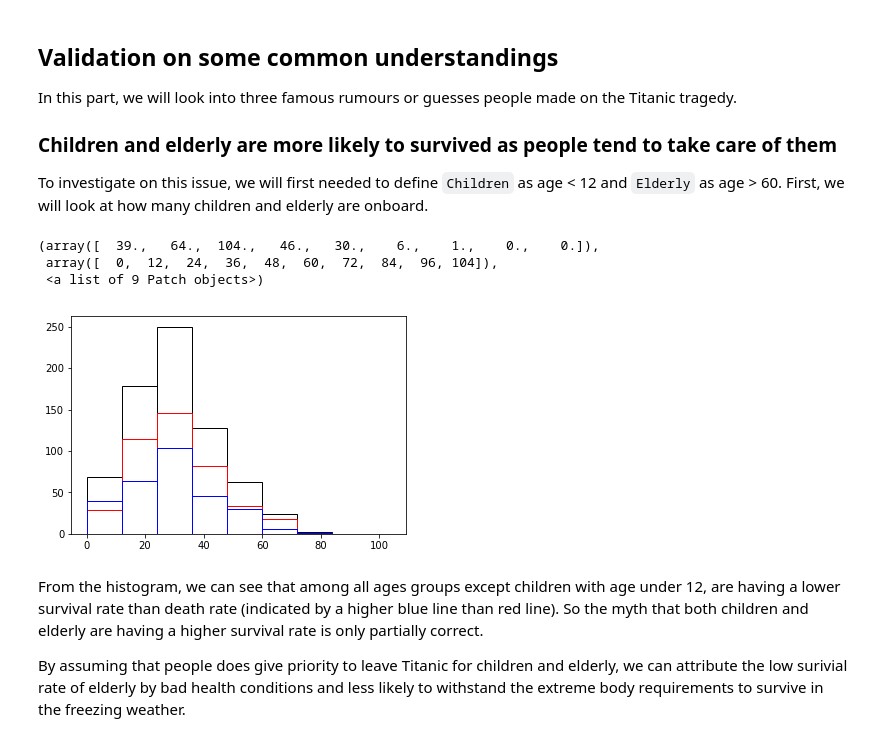
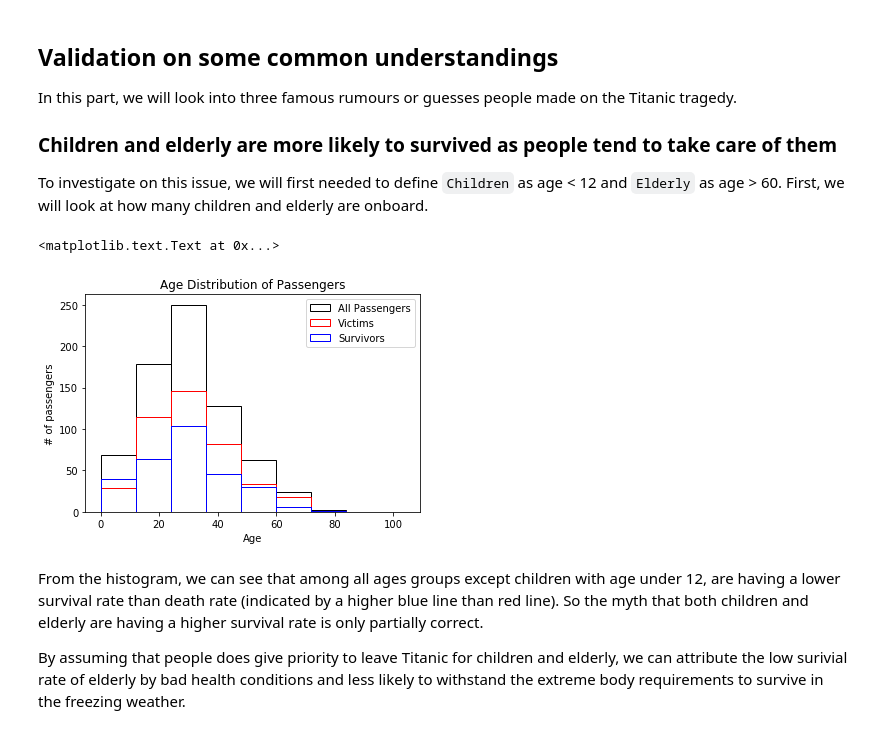
Before and after one commit to darrenchiu/udacity-data-analyst-nanodegree, a Jupyter notebook: P1-Investigate_a_Dataset/Investigate_a_Dataset_Titanic.ipynb, the cells around one changed output. Cells and saved outputs as stored; diff of their text form; code cells hidden in the pictures.

```diff
--- a/P1-Investigate_a_Dataset/Investigate_a_Dataset_Titanic.ipynb
+++ b/P1-Investigate_a_Dataset/Investigate_a_Dataset_Titanic.ipynb
@@ -128,20 +183,21 @@ In this part, we will look into three famous rumours or guesses people made on t
 ### Children and elderly are more likely to survived as people tend to take care of them
 To investigate on this issue, we will first needed to define `Children` as age < 12 and `Elderly` as age > 60. First, we will look at how many children and elderly are onboard.
 # %%
-# filter out passengers by survival
-survived = passengers_data[passengers_data['Survived']==1]
-dead = passengers_data[passengers_data['Survived']==0]
+# plotting the age distribution of all, survived and dead passengers on the same graph
+# we will also need to use the dropna() function on Age as we previously identified there are missing values in Age
+plt.figure(1)
+plt.hist(passengers_data.Age.dropna(), bins=[0,12,24,36,48,60,72,84,96,104], edgecolor='black', fill=False, stacked=False, label="All Passengers")
+plt.hist(dead.Age.dropna(), bins=[0,12,24,36,48,60,72,84,96,104], edgecolor = "red", stacked=True, fill=False, label="Victims")
+plt.hist(survived.Age.dropna(), bins=[0,12,24,36,48,60,72,84,96,104], edgecolor = "blue", stacked=True, fill=False, label="Survivors")
 
-# plotting the age distribution of all, survived and dead passengers on the same graph
-plt.figure(1)
-plt.hist(passengers_data.Age.dropna(), bins=[0,12,24,36,48,60,72,84,96,104], edgecolor='black', fill=False, stacked=False)
-plt.hist(dead.Age.dropna(), bins=[0,12,24,36,48,60,72,84,96,104], edgecolor = "red", stacked=True, fill=False)
-plt.hist(survived.Age.dropna(), bins=[0,12,24,36,48,60,72,84,96,104], edgecolor = "blue", stacked=True, fill=False)
+# adding labels
+plt.title('Age Distribution of Passengers')
+plt.legend()
+plt.xlabel('Age')
+plt.ylabel('# of passengers')
 # %% [output]
-(array([  39.,   64.,  104.,   46.,   30.,    6.,    1.,    0.,    0.]),
- array([  0,  12,  24,  36,  48,  60,  72,  84,  96, 104]),
- <a list of 9 Patch objects>)
+<matplotlib.text.Text at 0x...>
-[figure, old version]
+[figure, new version]
 # %% [markdown]
 From the histogram, we can see that among all ages groups except children with age under 12, are having a lower survival rate than death rate (indicated by a higher blue line than red line). So the myth that both children and elderly are having a higher survival rate is only partially correct.
 
```
Also changed, not shown: parts of 15 cells of this notebook, 2 other files.
